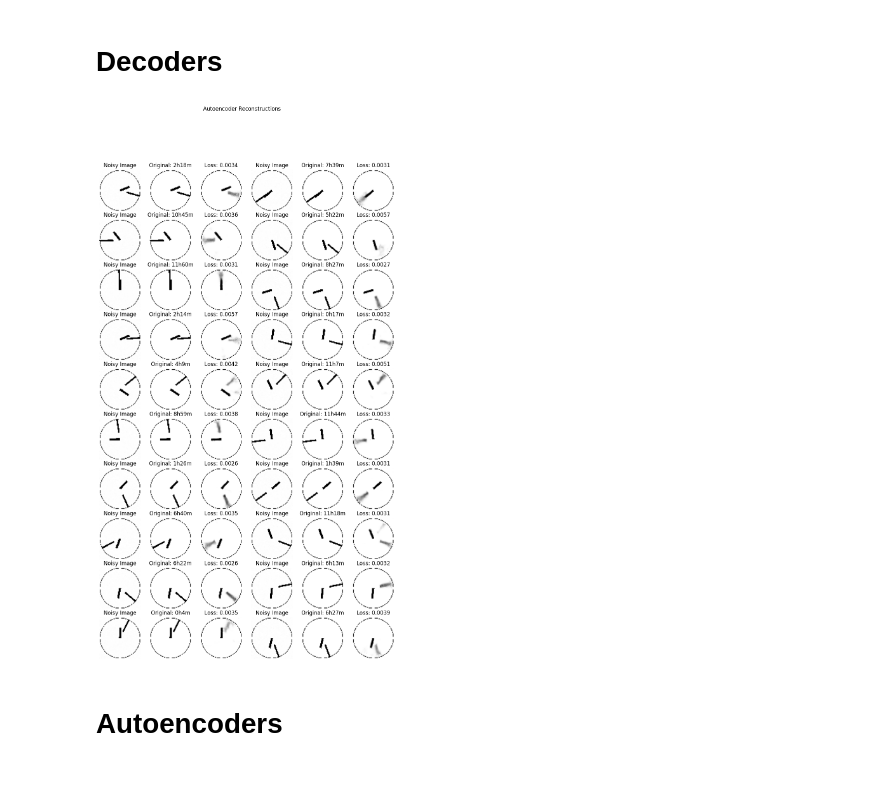
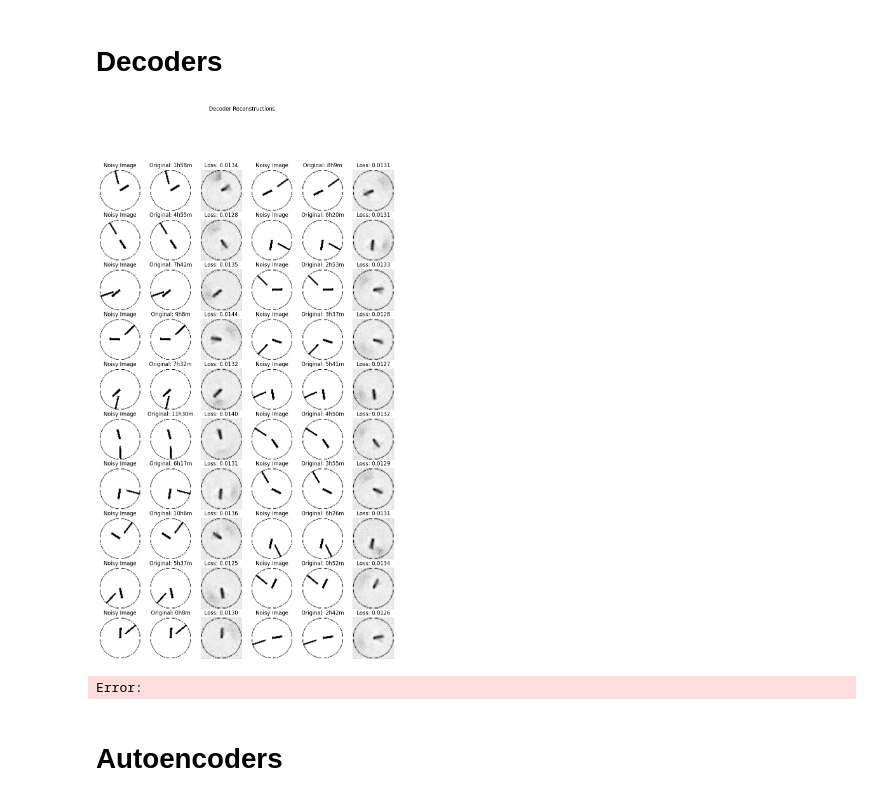
Before and after one commit to uzairname/manifold-learning, a Jupyter notebook: autoencoders.ipynb, the cells around one changed output. Cells and saved outputs as stored; diff of their text form; code cells hidden in the pictures.

```diff
--- a/autoencoders.ipynb
+++ b/autoencoders.ipynb
@@ -4,8 +4,8 @@
 
 from datasets.clock import ClockConfig, ClockDatasetConfig
 from datasets.clock import get_dataloaders
-from autoencoder.vis import load_model_script, load_model_state_dict, visualize_latent, visualize_predictions, visualize_reconstruction, print_model_parameters, show_data
-from autoencoder.clock import eval_model
+from clock.vis import load_model_script, visualize_latent, visualize_predictions, visualize_reconstruction, print_model_parameters, show_data
+from clock.utils import eval_model, load_model_state_dict
 from models.autoencoders import MLPResnetAutoencoder
 import torch
 import torch.nn as nn
@@ -14,6 +14,7 @@ import os
 import numpy as np
 import functools
 
+from models.decoders import ResNetDecoder3
 from models.encoders import ConvMLPEncoder
 
 sys.path.append(os.path.join(os.getcwd(), '..'))
@@ -48,18 +49,16 @@ dataloader, val_dataloader, _, _ = get_dataloaders(
   batch_size=BATCH_SIZE,
 )
 
+model_dir="saved_models/ResNetDecoder3/Ad20-841285"
+
 LATENT_DIM=2
-type_ = "autoencoder"
 load_model_checkpoint = functools.partial(
   load_model_state_dict,
-  model_class=MLPResnetAutoencoder,
-  img_size=IMG_SIZE,
-  latent_dim=LATENT_DIM,
-  name="MLPResnetAutoencoder",
-  postfix="d24",
+  model_class=ResNetDecoder3,
+  model_dir=model_dir,
 )
 
-model = load_model_checkpoint(checkpoint=0)
+model, type_ = load_model_checkpoint(checkpoint=0)
 # %% [output]
 The autoreload extension is already loaded. To reload it, use:
   %reload_ext autoreload
@@ -94,10 +85,11 @@ Not encoder
 # %% [markdown]
 # Decoders
 # %%
-model = load_model_checkpoint(checkpoint=7)
+model, type_ = load_model_checkpoint(checkpoint=7)
 visualize_reconstruction(type_, model, dataloader, latent_dim=LATENT_DIM)
 # %% [output]
-[figure, old version]
+[figure, new version]
+Error:
 # %% [markdown]
 # Autoencoders
 # %%
```
Also changed, not shown: parts of 5 cells of this notebook, 32 other files.
